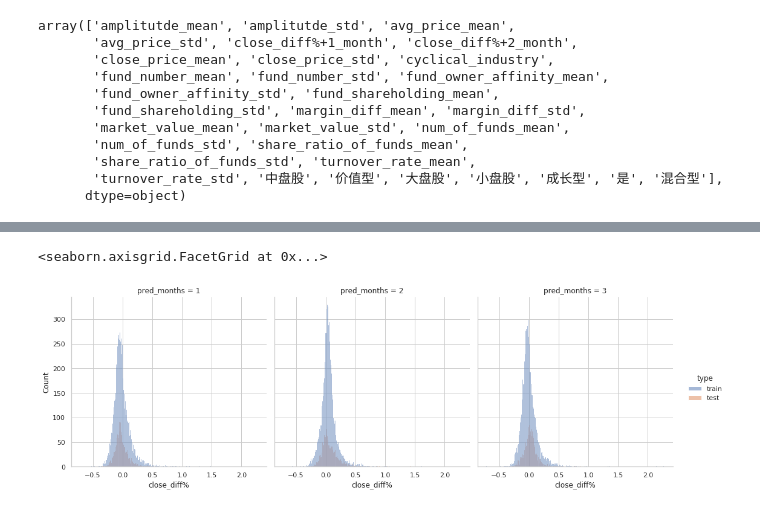
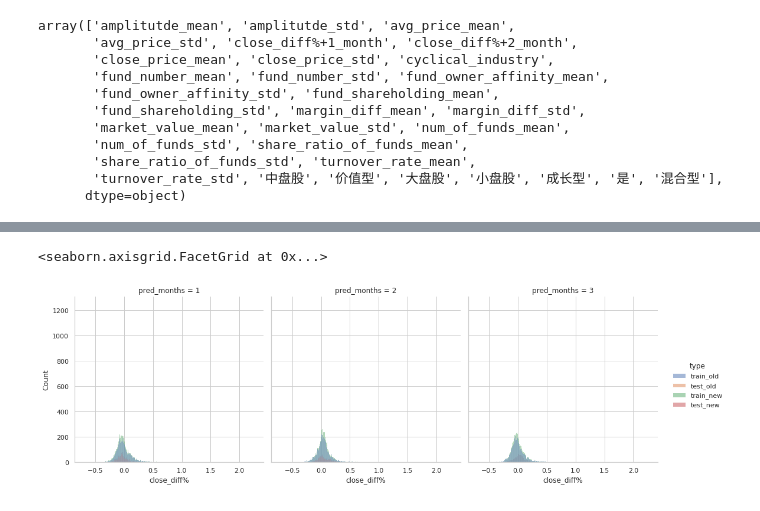
Before and after one commit to jiachengpan/goldenspoon, a Jupyter notebook: exploratory_data_analysis/analysis.ipynb, the cells around one changed output, grey strips where cells are left out. Cells and saved outputs as stored; diff of their text form; code cells hidden in the pictures.

```diff
--- a/exploratory_data_analysis/analysis.ipynb
+++ b/exploratory_data_analysis/analysis.ipynb
@@ -29,10 +28,18 @@ k_test_dates = ['2021-09-30']
 k_cutpoints = [-0.3, -0.1, 0.1, 0.3]
 k_stocks_only = '.SH'
 # %%
-args = dataset.Args(data_path   = k_data_path,
+ds_old = dataset.DataSet.create(dataset.Args(
+                    data_path   = '../generate_data/data/old_thres_inf',
                     train_dates = k_train_dates,
                     test_dates  = k_test_dates,
                     classifier_cut_points = k_cutpoints,
                     stocks_only = k_stocks_only,
-                    )
-ds = dataset.DataSet.create(args)
+                    ))
+
+ds_new = dataset.DataSet.create(dataset.Args(
+                    data_path   = '../generate_data/data/thres_inf',
+                    train_dates = k_train_dates,
+                    test_dates  = k_test_dates,
+                    classifier_cut_points = k_cutpoints,
+                    stocks_only = k_stocks_only,
+                    ))
@@ -172,28 +195,36 @@ plotting indicator: 大盘股
 ... (8 outputs left out)
 # %%
-data = []
-for months, d in ds.items():
-    y_train = pd.DataFrame()
-    y_train['close_diff%']  = d.y_train
-    y_train['type']         = 'train'
-    y_train['pred_months']  = months
-    data.append(y_train)
+def prepare_combined_labels(ds, suffix):
+    data = []
+    for months, d in ds.items():
+        y_train = pd.DataFrame()
+        y_train['close_diff%']  = d.y_train
+        y_train['type']         = 'train' + suffix
+        y_train['pred_months']  = months
+        data.append(y_train)
 
-    y_test = pd.DataFrame()
-    y_test['close_diff%']  = d.y_test
-    y_test['type']         = 'test'
-    y_test['pred_months']  = months
-    data.append(y_test)
-data = pd.concat(data, ignore_index=True)
+        y_test = pd.DataFrame()
+        y_test['close_diff%']  = d.y_test
+        y_test['type']         = 'test' + suffix
+        y_test['pred_months']  = months
+        data.append(y_test)
+    return pd.concat(data, ignore_index=True)
+
+data = pd.concat([
+    prepare_combined_labels(ds_old, '_old'),
+    prepare_combined_labels(ds_new, '_new'),
+], ignore_index=True).reset_index(drop=True)
+
+
 
 g = sns.displot(data = data,
                 x    = 'close_diff%',
                 col  = 'pred_months',
                 hue  = 'type',
                 )
 g
 # %% [output]
 <seaborn.axisgrid.FacetGrid at 0x...>
-[figure, old version]
+[figure, new version]
 # %%
 data = []
```
Also changed, not shown: parts of 7 cells of this notebook, 2 other files.
